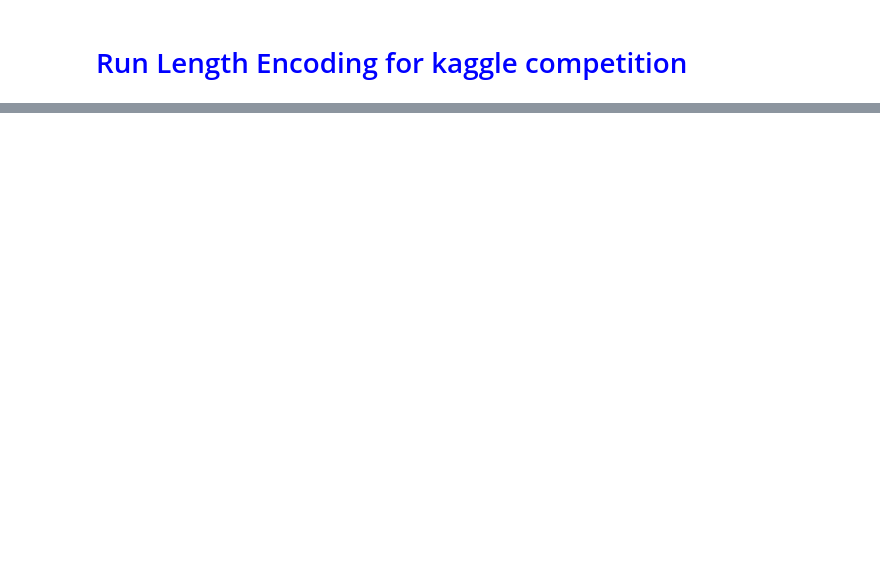
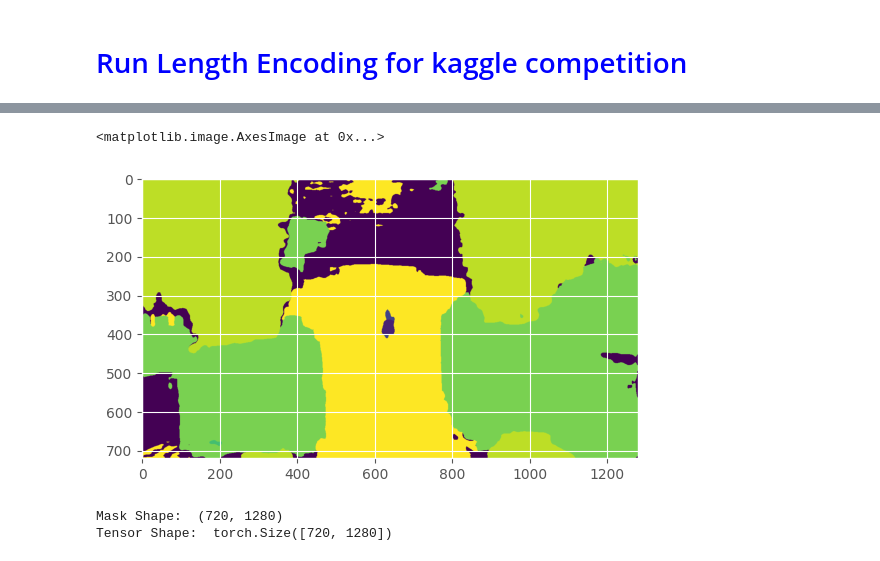
Before and after one commit to EagleDad/DEEP-LEARNING-WITH-PYTORCH, a Jupyter notebook: applications/rleKaggle/rleKaggle.ipynb, the cells around one changed output, grey strips where cells are left out. Cells and saved outputs as stored; diff of their text form; code cells hidden in the pictures; blank space fills up the shorter version.

```diff
--- a/applications/rleKaggle/rleKaggle.ipynb
+++ b/applications/rleKaggle/rleKaggle.ipynb
@@ -46,0 +294,14 @@ tensor([[2, 2, 2, 3],
+# %%
+fileName = "C:/Users/adlerd/Downloads/predictedMask.png"
+maskImage = cv2.imread(fileName, 0)
+plt.imshow(maskImage)
+# %% [output]
+<matplotlib.image.AxesImage at 0x...>
+[figure, added]
+# %%
+print("Mask Shape: ", maskImage.shape)
+maskTensor = torch.from_numpy(maskImage)
+print("Tensor Shape: ", maskTensor.shape)
+# %% [output]
+Mask Shape:  (720, 1280)
+Tensor Shape:  torch.Size([720, 1280])
```
Also changed, not shown: parts of 12 cells of this notebook.
